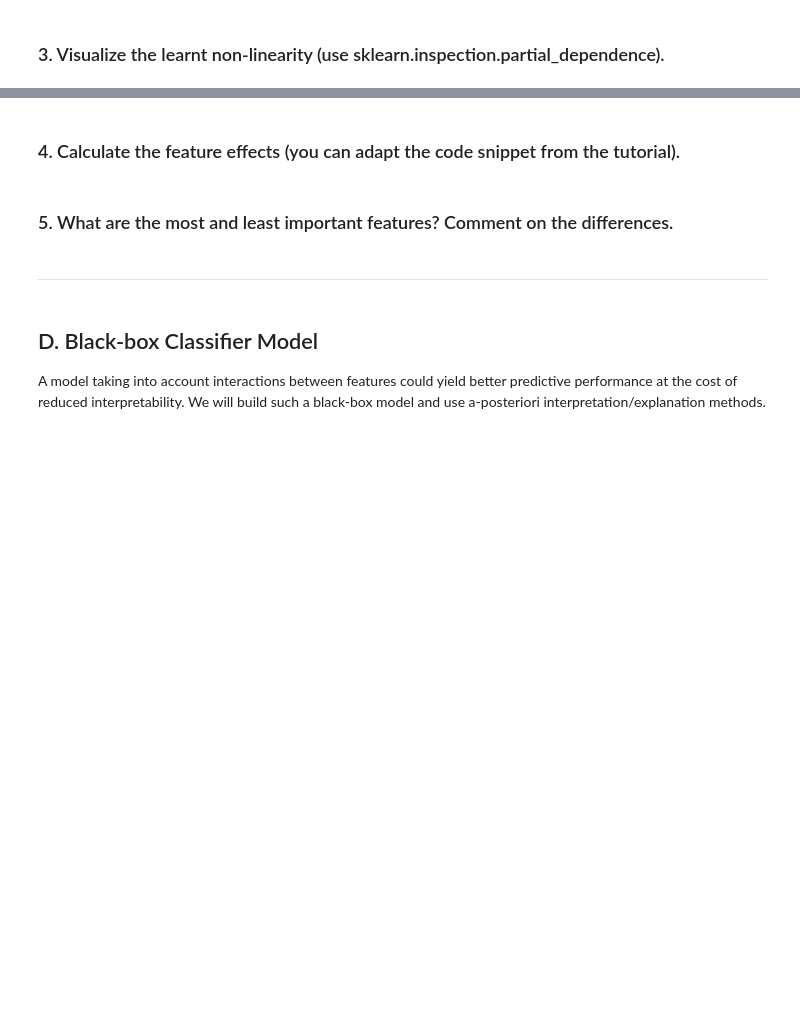
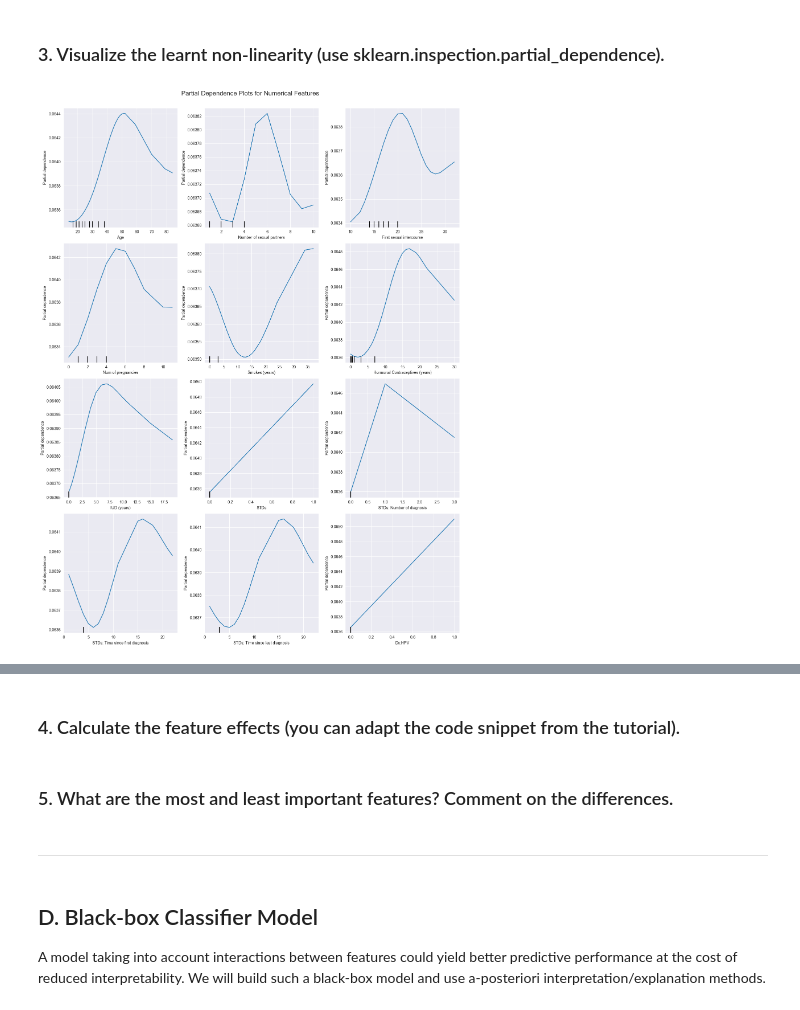
Before and after one commit to nirgoren/biology-hw1, a Jupyter notebook: Homework 1 Interpretable ML.ipynb, the cells around one changed output, grey strips where cells are left out. Saved outputs shown, nothing was run; the diff lists cells and outputs as text; code cells hidden in the pictures; blank space fills up the shorter version.

```diff
--- a/Homework 1 Interpretable ML.ipynb
+++ b/Homework 1 Interpretable ML.ipynb
@@ -158,0 +407,2 @@ Your model should be implemented as a scikit-learn Pipeline (sklearn.pipeline.Pi
+# %%
+numerical_features = X_train.select_dtypes(include='number').columns
@@ -161,2 +485,30 @@ Your model should be implemented as a scikit-learn Pipeline (sklearn.pipeline.Pi
 # %% [markdown]
 ### 3.	Visualize the learnt non-linearity (use sklearn.inspection.partial_dependence).
+# %%
+from sklearn.inspection import PartialDependenceDisplay
+import matplotlib.pyplot as plt
+import math
+
+# Create the PartialDependenceDisplay for all numerical features
+# Dynamically create the axes array based on the number of numerical features in 3 columns
+# don't assume the number of numerical features, as it may change
+
+number_of_rows = math.ceil(len(numerical_features.columns) / 3)
+fig, ax = plt.subplots(number_of_rows, 3, figsize=(15, 5 * number_of_rows))
+
+# Flatten the axes array for easy iteration
+ax = ax.flatten()
+
+# Generate partial dependence plots for each numerical feature
+for i, feature in enumerate(numerical_features.columns):
+    PartialDependenceDisplay.from_estimator(
+        gam_model, X_train, [feature], ax=ax[i]
+    )
+
+# Adjust the layout to make space for titles and axis labels
+plt.tight_layout()
+plt.subplots_adjust(top=0.95)
+plt.suptitle('Partial Dependence Plots for Numerical Features', fontsize=16)
+plt.show()
+# %% [output]
+[figure, added]
```
Also changed, not shown: parts of 25 cells of this notebook, 1 other file.
